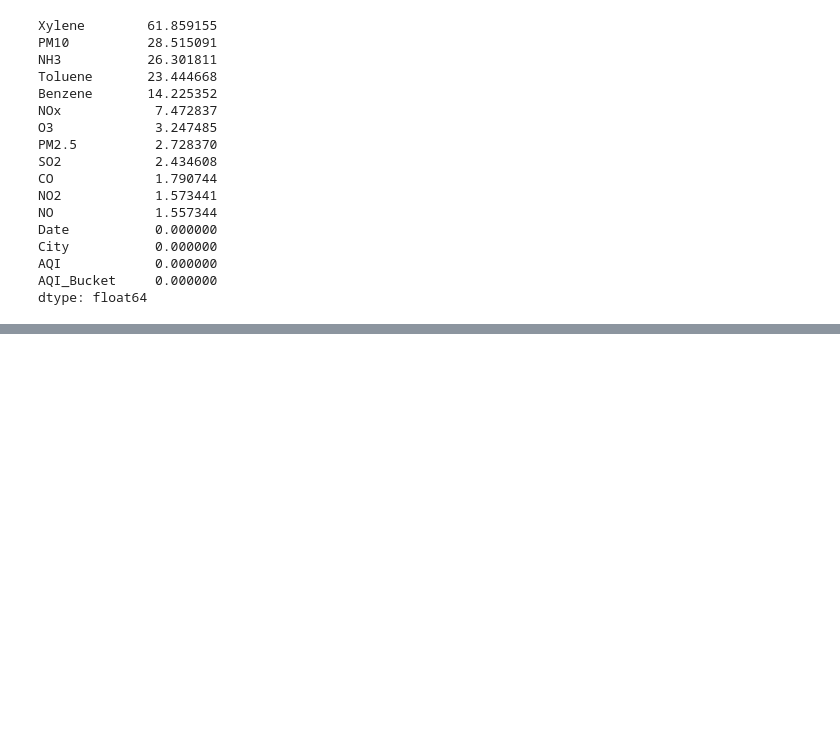
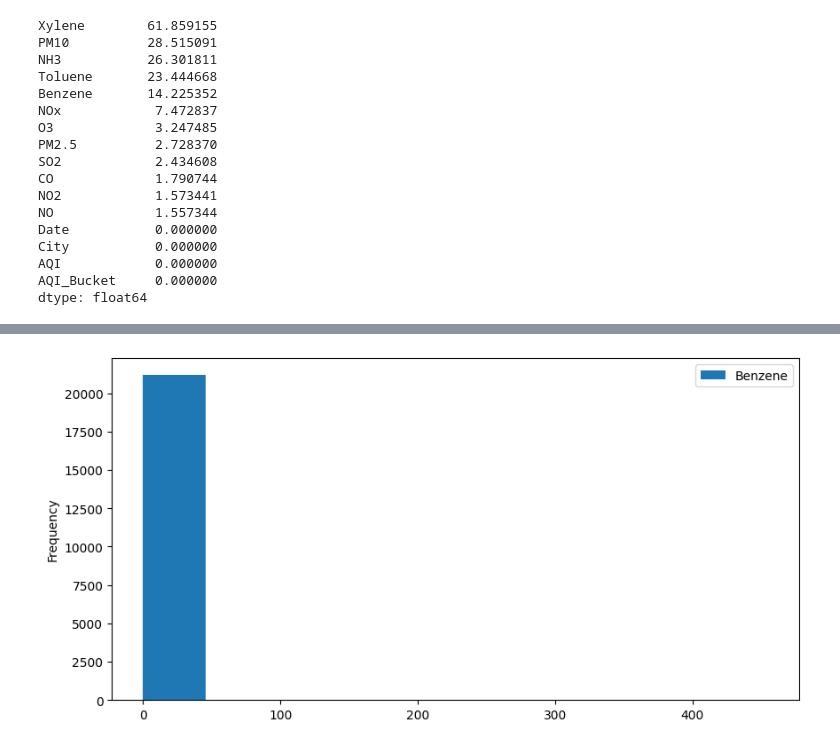
Before and after one commit to Pranithredd/AQI-prediction-, a Jupyter notebook: AQI prediction.ipynb, the cells around one changed output, grey strips where cells are left out. Saved outputs shown, nothing was run; the diff lists cells and outputs as text; code cells hidden in the pictures; blank space fills up the shorter version.

```diff
--- a/AQI prediction.ipynb
+++ b/AQI prediction.ipynb
@@ -137,0 +159,6 @@ dtype: float64
+# %%
+df['Benzene'].plot(kind = 'hist',figsize=(10,5))
+plt.legend()
+plt.show()
+# %% [output]
+[figure, added]
```
Also changed, not shown: parts of 28 cells of this notebook.
